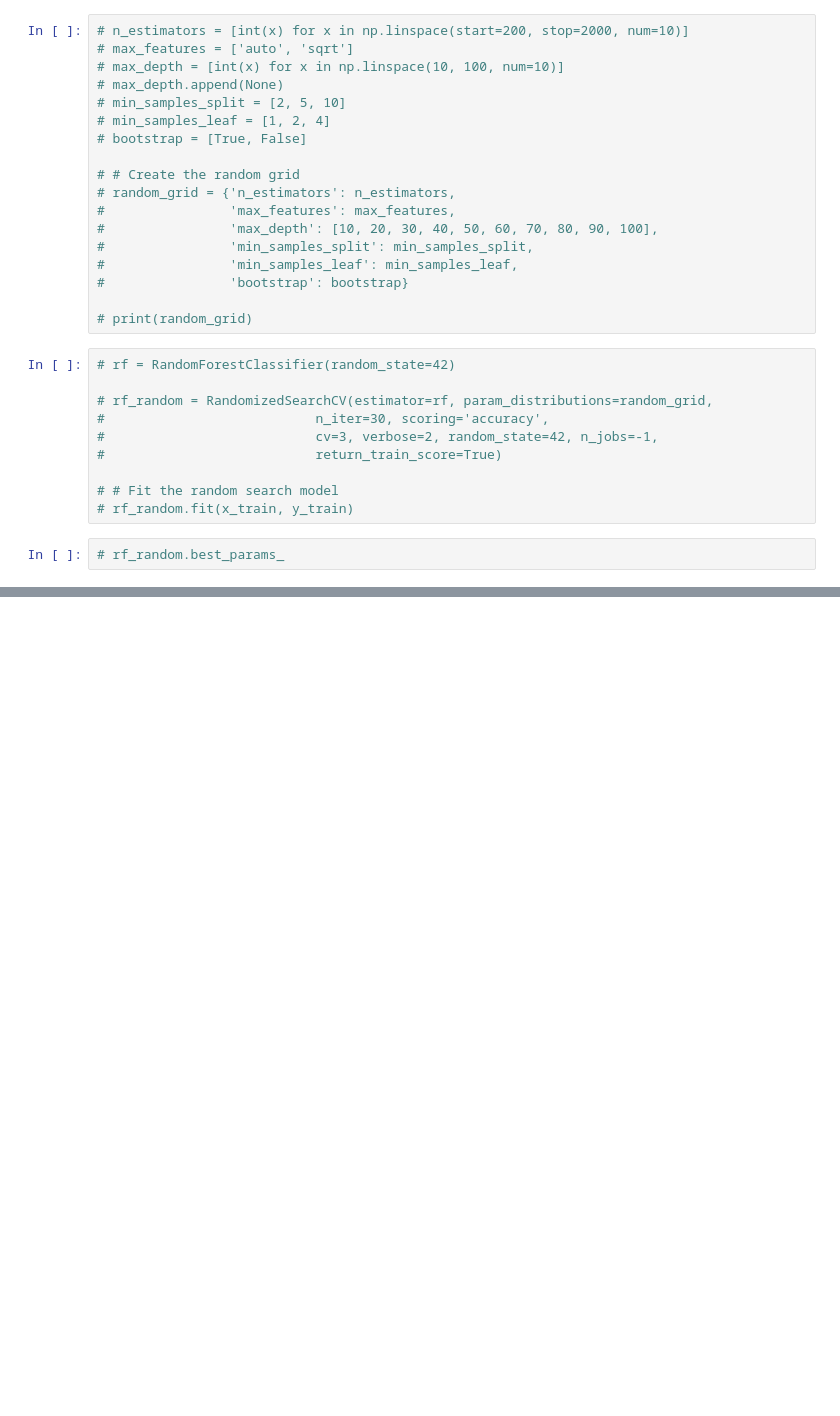
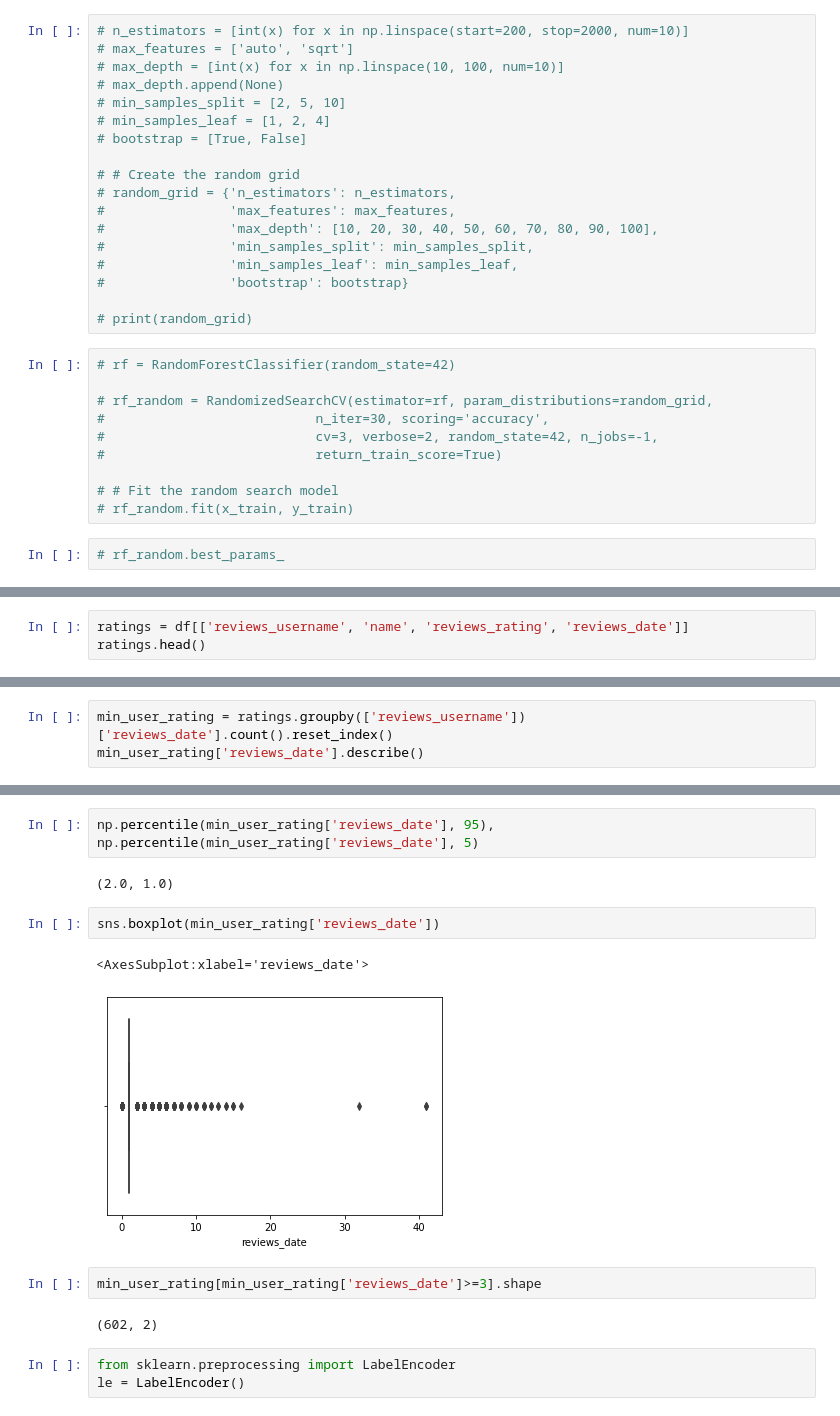
Before and after one commit to DaoodS/Machine_Learning_Projects, a Jupyter notebook: Project_12/Implementation/sentiment_analysis.ipynb, the cells around one changed output, grey strips where cells are left out. Saved outputs shown, nothing was run; the diff lists cells and outputs as text; blank space fills up the shorter version.

```diff
--- a/Project_12/Implementation/sentiment_analysis.ipynb
+++ b/Project_12/Implementation/sentiment_analysis.ipynb
@@ -674,0 +672,3 @@ Name: user_sentiment, dtype: int64
+# %%
+ratings = df[['reviews_username', 'name', 'reviews_rating', 'reviews_date']]
+ratings.head()
@@ -674,0 +771,3 @@ Name: user_sentiment, dtype: int64
+# %%
+min_user_rating = ratings.groupby(['reviews_username'])['reviews_date'].count().reset_index()
+min_user_rating['reviews_date'].describe()
@@ -674,0 +784,16 @@ Name: user_sentiment, dtype: int64
+# %%
+np.percentile(min_user_rating['reviews_date'], 95), np.percentile(min_user_rating['reviews_date'], 5)
+# %% [output]
+(2.0, 1.0)
+# %%
+sns.boxplot(min_user_rating['reviews_date'])
+# %% [output]
+<AxesSubplot:xlabel='reviews_date'>
+[figure, added]
+# %%
+min_user_rating[min_user_rating['reviews_date']>=3].shape
+# %% [output]
+(602, 2)
+# %%
+from sklearn.preprocessing import LabelEncoder
+le = LabelEncoder()
```
Also changed, not shown: parts of 69 cells of this notebook, 2 other files.
